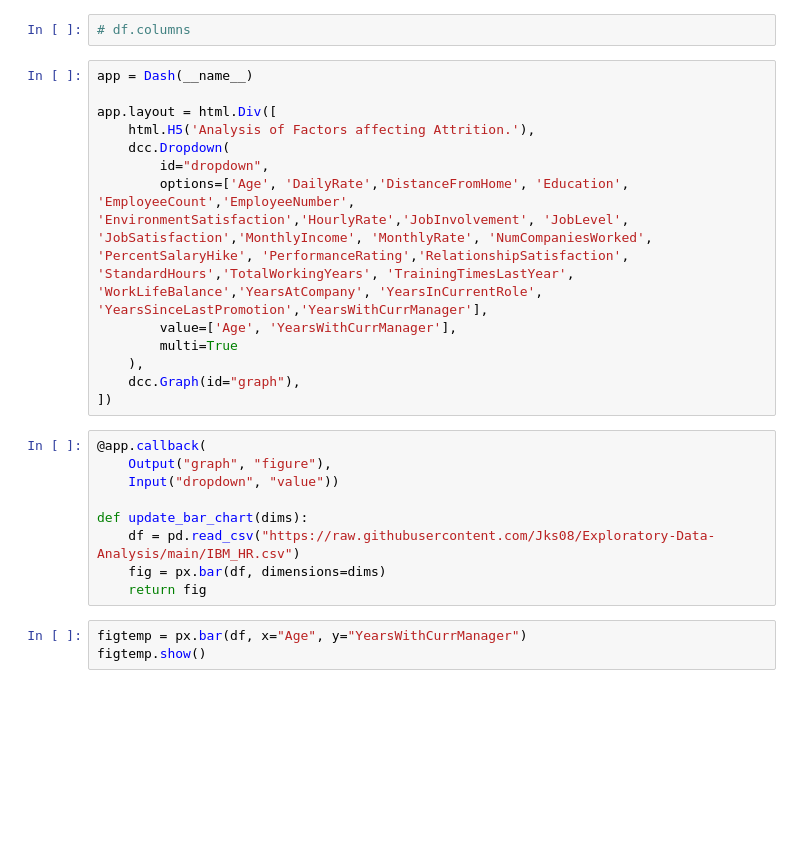
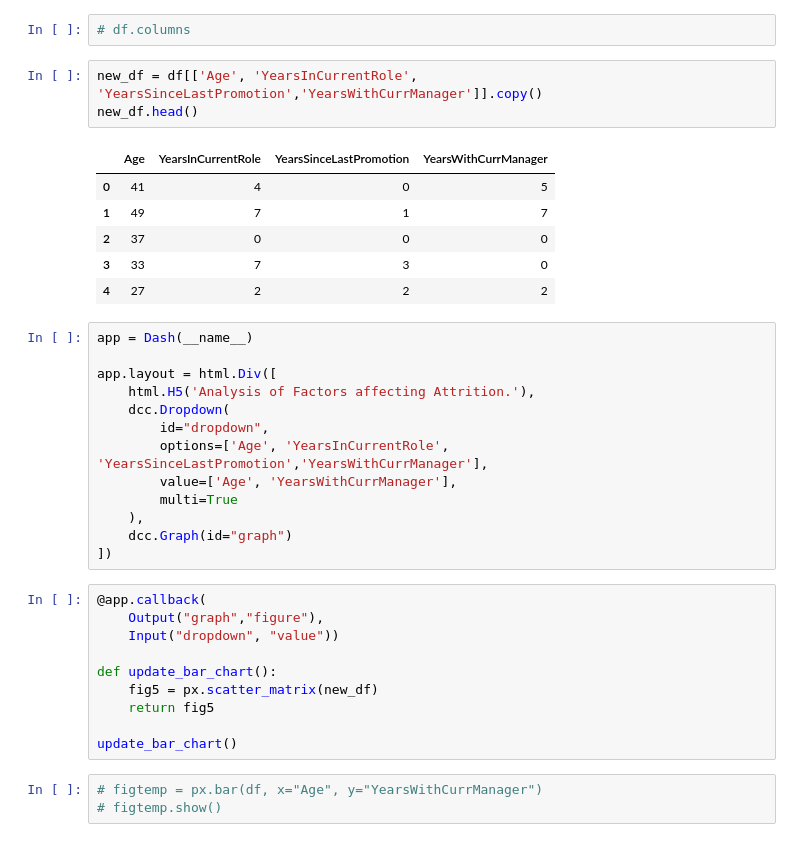
Before and after one commit to Jks08/Learning_BajajTraining, a Jupyter notebook: Python/Graphs in HTML/trial1.ipynb, the cells around one changed output. Drawn from its saved outputs; the diff is of its cells as text; blank space fills up the shorter version.

```diff
--- a/Python/Graphs in HTML/trial1.ipynb
+++ b/Python/Graphs in HTML/trial1.ipynb
@@ -51,6 +49,16 @@ plotly.offline.plot(fig1,filename='trial2GraphsinHTMl.html',config = {'displayMo
 # df.info()
 # %%
 # df.columns
+# %%
+new_df = df[['Age', 'YearsInCurrentRole', 'YearsSinceLastPromotion','YearsWithCurrManager']].copy()
+new_df.head()
+# %% [output]
+|  | Age | YearsInCurrentRole | YearsSinceLastPromotion | YearsWithCurrManager |
+| 0 | 41 | 4 | 0 | 5 |
+| 1 | 49 | 7 | 1 | 7 |
+| 2 | 37 | 0 | 0 | 0 |
+| 3 | 33 | 7 | 3 | 0 |
+| 4 | 27 | 2 | 2 | 2 |
 # %%
 app = Dash(__name__)
 
@@ -58,22 +66,23 @@ app.layout = html.Div([
     html.H5('Analysis of Factors affecting Attrition.'),
     dcc.Dropdown(
         id="dropdown",
-        options=['Age', 'DailyRate','DistanceFromHome', 'Education', 'EmployeeCount','EmployeeNumber', 'EnvironmentSatisfaction','HourlyRate','JobInvolvement', 'JobLevel', 'JobSatisfaction','MonthlyIncome', 'MonthlyRate', 'NumCompaniesWorked', 'PercentSalaryHike', 'PerformanceRating','RelationshipSatisfaction', 'StandardHours','TotalWorkingYears', 'TrainingTimesLastYear', 'WorkLifeBalance','YearsAtCompany', 'YearsInCurrentRole', 'YearsSinceLastPromotion','YearsWithCurrManager'],
+        options=['Age', 'YearsInCurrentRole', 'YearsSinceLastPromotion','YearsWithCurrManager'],
         value=['Age', 'YearsWithCurrManager'],
         multi=True
     ),
-    dcc.Graph(id="graph"),
+    dcc.Graph(id="graph")
 ])
 # %%
 @app.callback(
-    Output("graph", "figure"),
+    Output("graph","figure"),
     Input("dropdown", "value"))
 
-def update_bar_chart(dims):
-    df = pd.read_csv("https://raw.githubusercontent.com/Jks08/Exploratory-Data-Analysis/main/IBM_HR.csv")
-    fig = px.bar(df, dimensions=dims)
-    return fig
+def update_bar_chart():
+    fig5 = px.scatter_matrix(new_df)
+    return fig5
+
+update_bar_chart()
 # %%
-figtemp = px.bar(df, x="Age", y="YearsWithCurrManager")
-figtemp.show()
+# figtemp = px.bar(df, x="Age", y="YearsWithCurrManager")
+# figtemp.show()
 # %%
```
Also changed, not shown: parts of 3 cells of this notebook, 2 other files.
